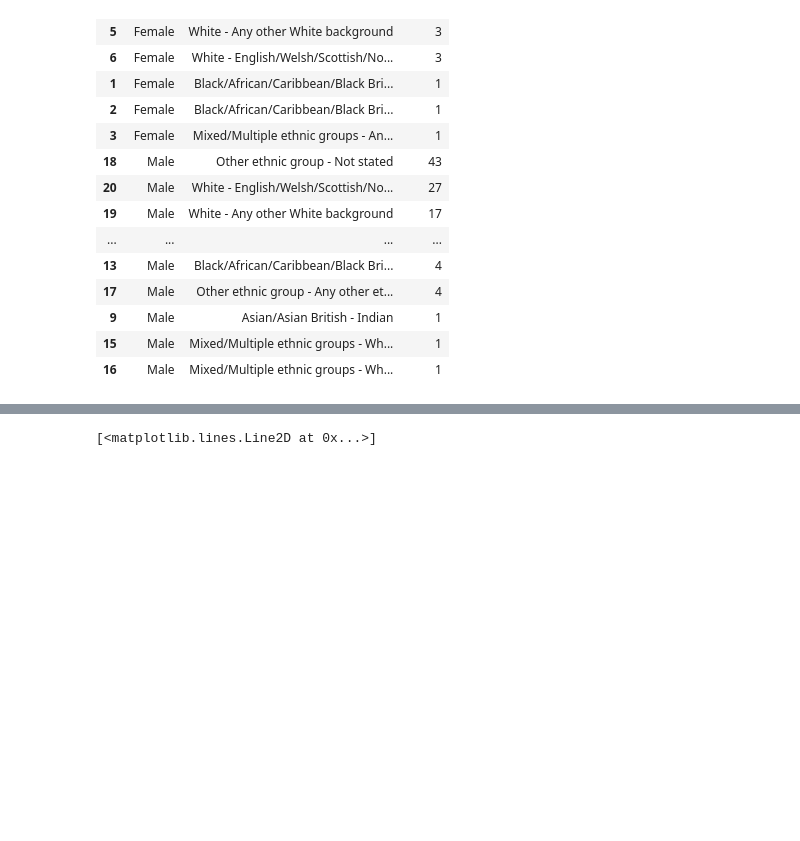
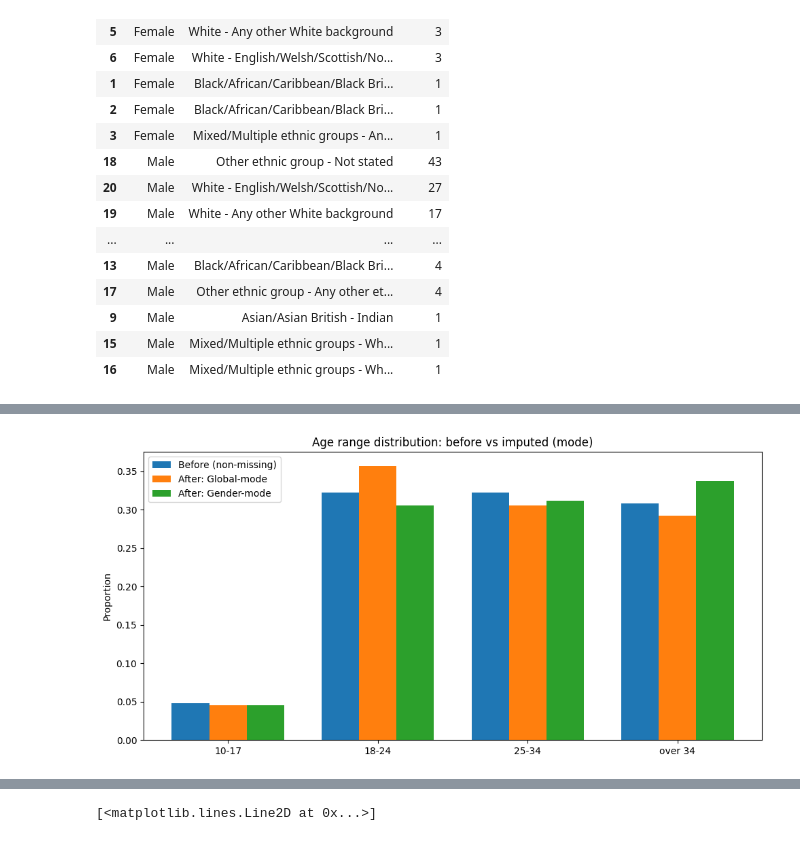
Before and after one commit to bbamknp2018/MSC_DPDM_2025, a Jupyter notebook: Data101_(dpdm24)_Chapter2.ipynb, the cells around one changed output, grey strips where cells are left out. Drawn from its saved outputs; the diff is of its cells as text; code cells hidden in the pictures; blank space fills up the shorter version.

```diff
--- a/Data101_(dpdm24)_Chapter2.ipynb
+++ b/Data101_(dpdm24)_Chapter2.ipynb
@@ -471,0 +497,86 @@ SS_df2.groupby(['Gender','Age range']).count()
+# %%
+import pandas as pd
+import numpy as np
+import matplotlib.pyplot as plt
+from scipy.stats import chisquare
+
+# ==== ตั้งค่าคอลัมน์ ====
+df = SS_df2.copy()              # <<-- เปลี่ยนตามชื่อ DataFrame ของเธอ
+COL_AGE = 'Age range'
+COL_GENDER = 'Gender'
+
+# ==== ฟังก์ชันเล็ก ๆ ช่วยงาน ====
+def mode_one(s: pd.Series):
+    """คืนค่า mode ตัวแรก (ถ้าเสมอกันเลือกตัวแรก)"""
+    m = s.mode(dropna=True)
+    return m.iloc[0] if len(m) else np.nan
+
+def distribution(s: pd.Series, order=None, normalize=True):
+    vc = s.value_counts(dropna=False)
+    if order is not None:
+        vc = vc.reindex(order, fill_value=0)
+    return (vc / vc.sum()) if normalize else vc
+
+# ==== เก็บ distribution 'ก่อนเติม' (เฉพาะค่าที่ไม่ missing) ====
+# (เอาไว้เป็น baseline เปรียบเทียบ)
+# ถ้ามีชุด label มาตรฐาน ให้กำหนดเองเพื่อเรียงสวย ๆ
+age_order = ['10-17','18-24','25-34','over 34']
+baseline = distribution(df[COL_AGE].dropna(), order=age_order, normalize=True)
+
+# ==== เติมแบบ 1) รวมเพศ (Global mode) ====
+global_mode = mode_one(df[COL_AGE])
+df_global = df.copy()
+df_global[COL_AGE] = df_global[COL_AGE].fillna(global_mode)
+dist_global = distribution(df_global[COL_AGE], order=age_order, normalize=True)
+
+# ==== เติมแบบ 2) แยกเพศ (Conditional on Gender) ====
+df_gender = df.copy()
+# หา mode ของอายุในแต่ละเพศ
+mode_by_gender = df_gender.groupby(COL_GENDER)[COL_AGE].apply(mode_one)
+
+# เติมแถวที่ missing ด้วย mode ของเพศนั้น ๆ (ถ้าเพศใดไม่มีข้อมูลเลย ตกกลับไปใช้ global_mode)
+def fill_by_gender(row):
+    if pd.isna(row[COL_AGE]):
+        g = row[COL_GENDER]
+        return mode_by_gender.get(g, global_mode)
+    return row[COL_AGE]
+
+df_gender[COL_AGE] = df_gender.apply(fill_by_gender, axis=1)
+dist_gender = distribution(df_gender[COL_AGE], order=age_order, normalize=True)
+
+# ==== Chi-square (เช็คความใกล้เคียง distribution หลังเติมกับ baseline) ====
+# ต้องทำให้ยอดรวมเท่ากันก่อน
+def chisq_pvalue(baseline_counts, after_counts):
+    # ใช้จำนวนดิบ (ไม่ normalize)
+    b = baseline_counts.copy()
+    a = after_counts.copy()
+    # สเกล expected ให้รวมเท่ากับ observed
+    expected = a * (b.sum() / a.sum())
+    chi2, p = chisquare(f_obs=b.values, f_exp=expected.values)
+    return chi2, p
+
+baseline_counts = distribution(df[COL_AGE].dropna(), order=age_order, normalize=False)
+global_counts   = distribution(df_global[COL_AGE],   order=age_order, normalize=False)
+gender_counts   = distribution(df_gender[COL_AGE],   order=age_order, normalize=False)
+
+chi2_g, p_g = chisq_pvalue(baseline_counts, global_counts)
+chi2_cond, p_cond = chisq_pvalue(baseline_counts, gender_counts)
+
+print(f"[Chi-square] รวมเพศ vs baseline: chi2={chi2_g:.3f}, p={p_g:.4f}")
+print(f"[Chi-square] แยกเพศ vs baseline: chi2={chi2_cond:.3f}, p={p_cond:.4f}")
+
+# ==== พล็อตเปรียบเทียบ ====
+x = np.arange(len(age_order))
+w = 0.25
+
+plt.figure(figsize=(10,5))
+plt.bar(x - w, baseline.reindex(age_order, fill_value=0), width=w, label='Before (non-missing)')
+plt.bar(x,       dist_global.reindex(age_order, fill_value=0), width=w, label='After: Global-mode')
+plt.bar(x + w,   dist_gender.reindex(age_order, fill_value=0), width=w, label='After: Gender-mode')
+plt.xticks(x, age_order, rotation=0)
+plt.ylabel('Proportion')
+plt.title('Age range distribution: before vs imputed (mode)')
+plt.legend()
+plt.tight_layout()
+plt.show()
+# %% [output]
@@ -471,0 +585 @@ SS_df2.groupby(['Gender','Age range']).count()
+[figure, added]
```
Also changed, not shown: parts of 12 cells of this notebook.
